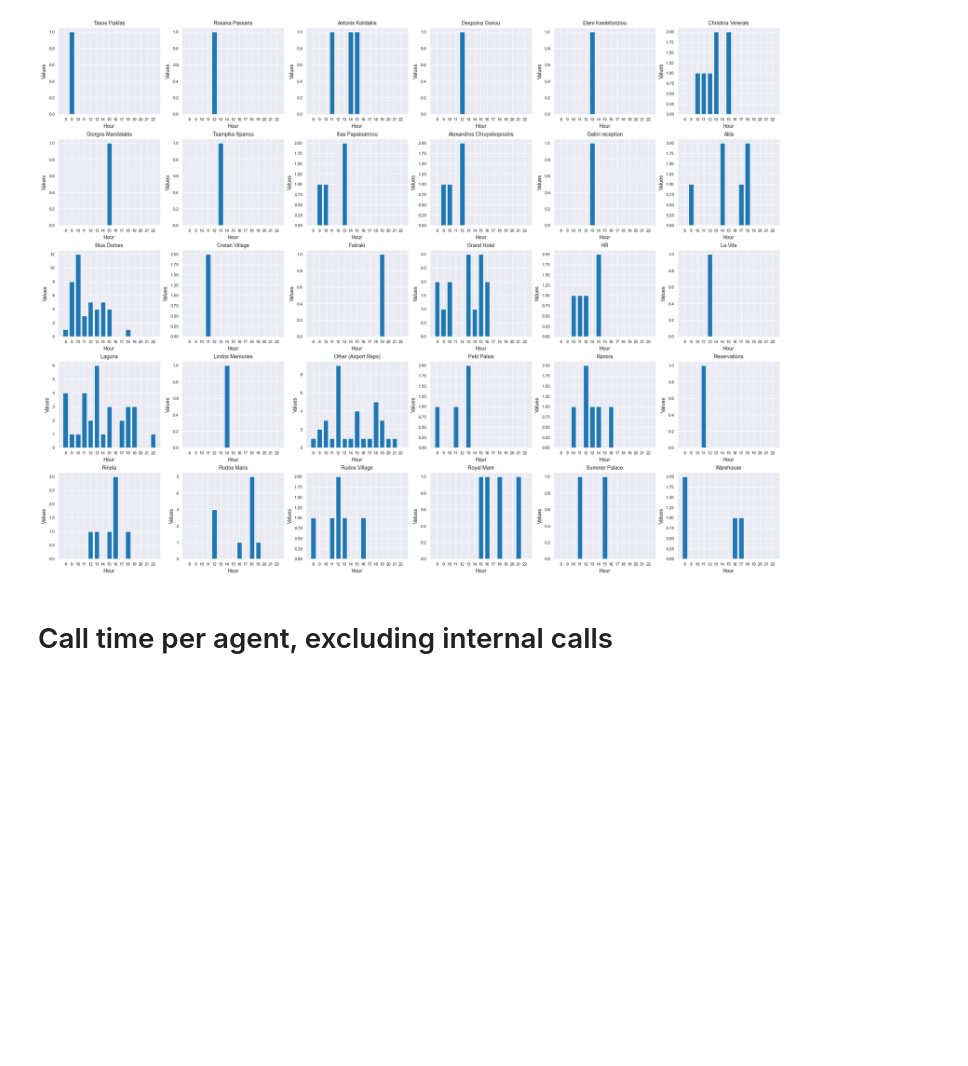
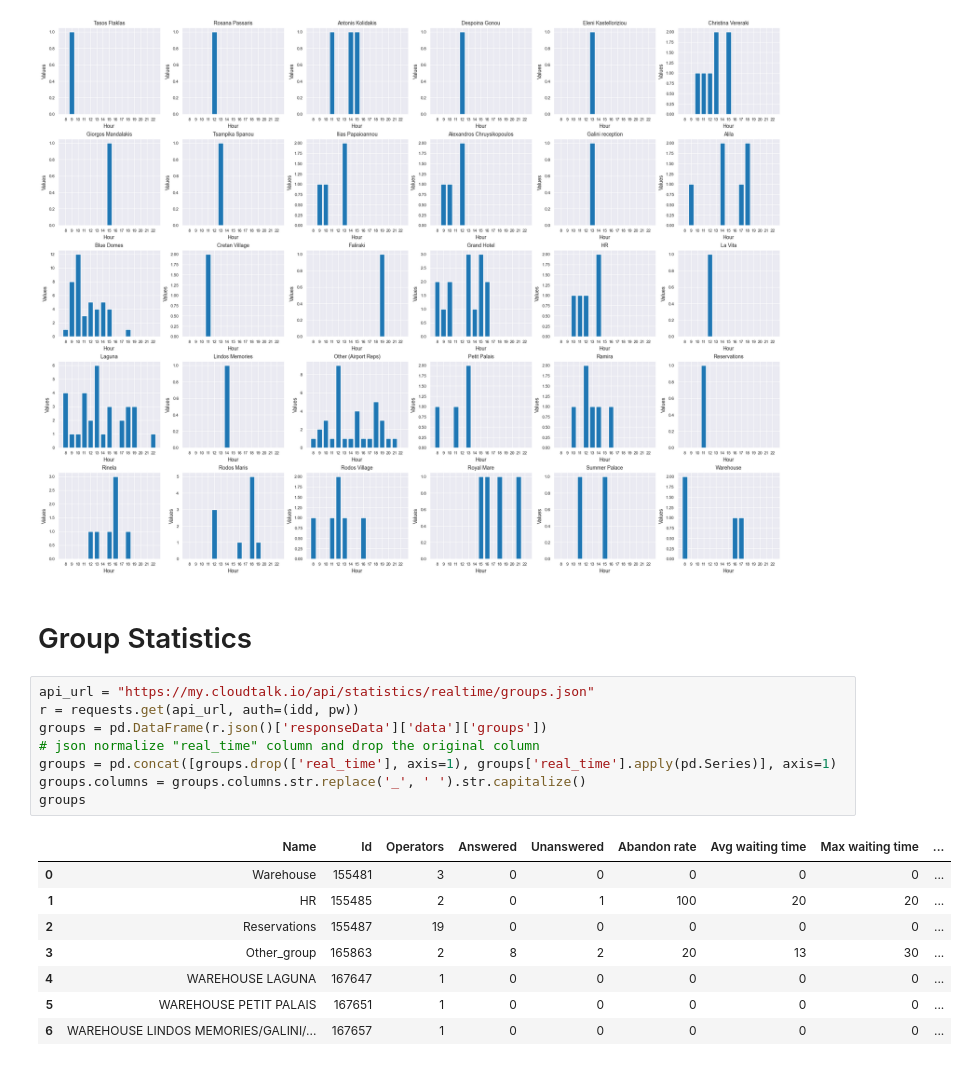
Before and after one commit to Lefyd24/Cloudtalk_Report, a Jupyter notebook: api_call.ipynb, the cells around one changed output. Cells and saved outputs as stored; diff of their text form; blank space fills up the shorter version.

Commit message:
Cloudtalk Powerpoint report

```diff
--- a/api_call.ipynb
+++ b/api_call.ipynb
@@ -511,5 +515,22 @@ for j in range(i + 1, len(axes)):
 plt.show()
 # %% [output]
 [figure]
-# %% [markdown]
-#	Call time per agent, excluding internal calls
+# %% [markdown]
+# Group Statistics
+# %%
+api_url = "https://my.cloudtalk.io/api/statistics/realtime/groups.json"
+r = requests.get(api_url, auth=(idd, pw))
+groups = pd.DataFrame(r.json()['responseData']['data']['groups'])
+# json normalize "real_time" column and drop the original column
+groups = pd.concat([groups.drop(['real_time'], axis=1), groups['real_time'].apply(pd.Series)], axis=1)
+groups.columns = groups.columns.str.replace('_', ' ').str.capitalize()
+groups
+# %% [output]
+|  | Name | Id | Operators | Answered | Unanswered | Abandon rate | Avg waiting time | Max waiting time | ... |
+| 0 | Warehouse | 155481 | 3 | 0 | 0 | 0 | 0 | 0 | ... |
+| 1 | HR | 155485 | 2 | 0 | 1 | 100 | 20 | 20 | ... |
+| 2 | Reservations | 155487 | 19 | 0 | 0 | 0 | 0 | 0 | ... |
+| 3 | Other_group | 165863 | 2 | 8 | 2 | 20 | 13 | 30 | ... |
+| 4 | WAREHOUSE LAGUNA | 167647 | 1 | 0 | 0 | 0 | 0 | 0 | ... |
+| 5 | WAREHOUSE PETIT PALAIS | 167651 | 1 | 0 | 0 | 0 | 0 | 0 | ... |
+| 6 | WAREHOUSE LINDOS MEMORIES/GALINI/... | 167657 | 1 | 0 | 0 | 0 | 0 | 0 | ... |
```
Also changed, not shown: parts of 1 cell of this notebook, 16 other files.
